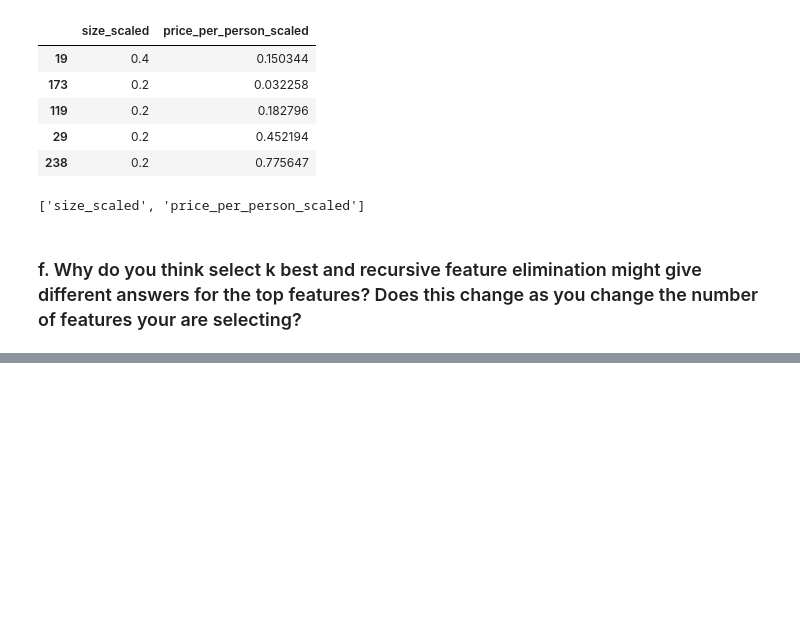
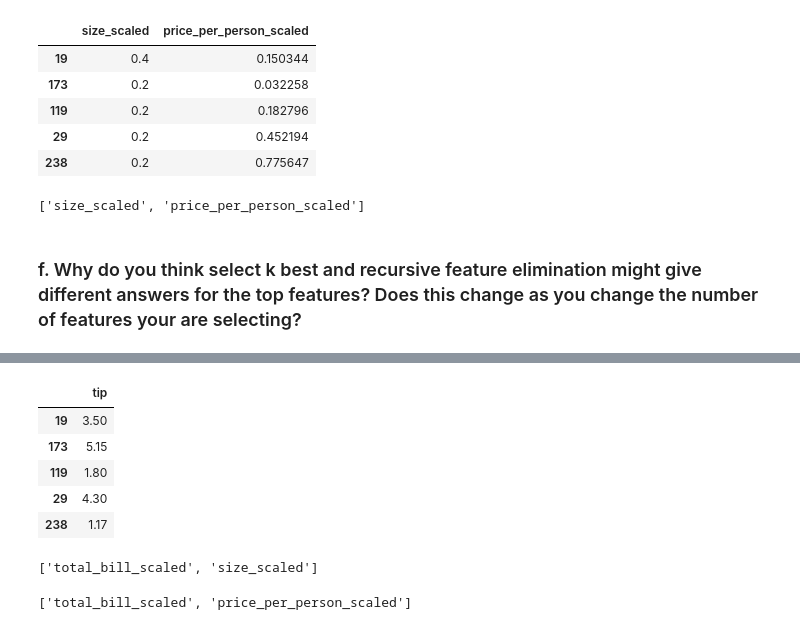
Before and after one commit to Yongliang-Shi/regression-exercises, a Jupyter notebook: feature_engineering.ipynb, the cells around one changed output, grey strips where cells are left out. Saved outputs shown, nothing was run; the diff lists cells and outputs as text; code cells hidden in the pictures; blank space fills up the shorter version.

Commit message:
write and test functions select_kbest and rfe

```diff
--- a/feature_engineering.ipynb
+++ b/feature_engineering.ipynb
@@ -481,0 +512,17 @@ X_train_tip_percentage_numeric_rfe.columns.tolist()
+# %%
+y_train_tip_numeric.head()
+# %% [output]
+|  | tip |
+| 19 | 3.50 |
+| 173 | 5.15 |
+| 119 | 1.80 |
+| 29 | 4.30 |
+| 238 | 1.17 |
+# %%
+select_kbest(X_train_tip_numeric, y_train_tip_numeric, 2)
+# %% [output]
+['total_bill_scaled', 'size_scaled']
+# %%
+select_kbest(X_train_tip_percentage_numeric, y_train_tip_percentage_numeric, 2)
+# %% [output]
+['total_bill_scaled', 'price_per_person_scaled']
```
Also changed, not shown: parts of 7 cells of this notebook.
